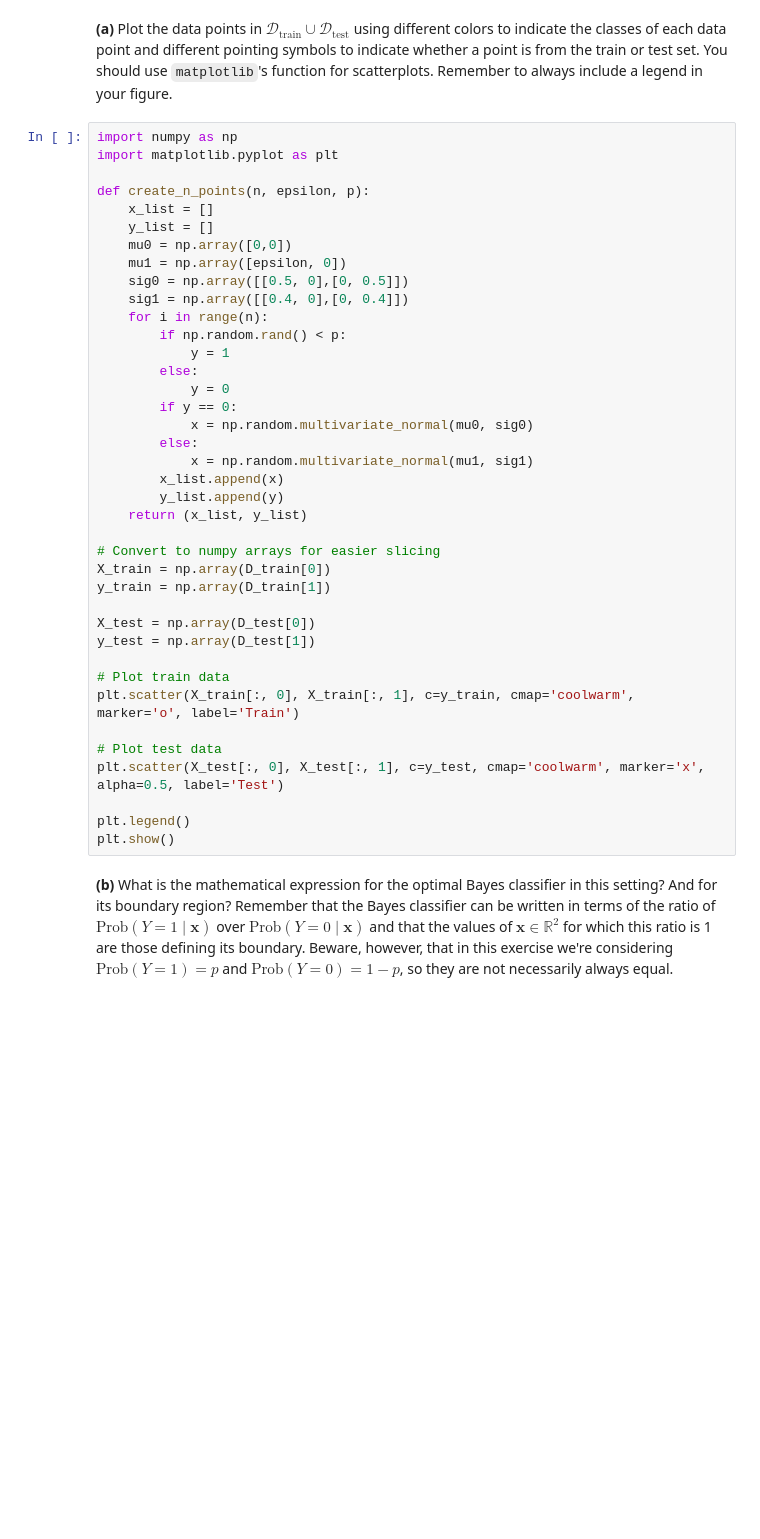
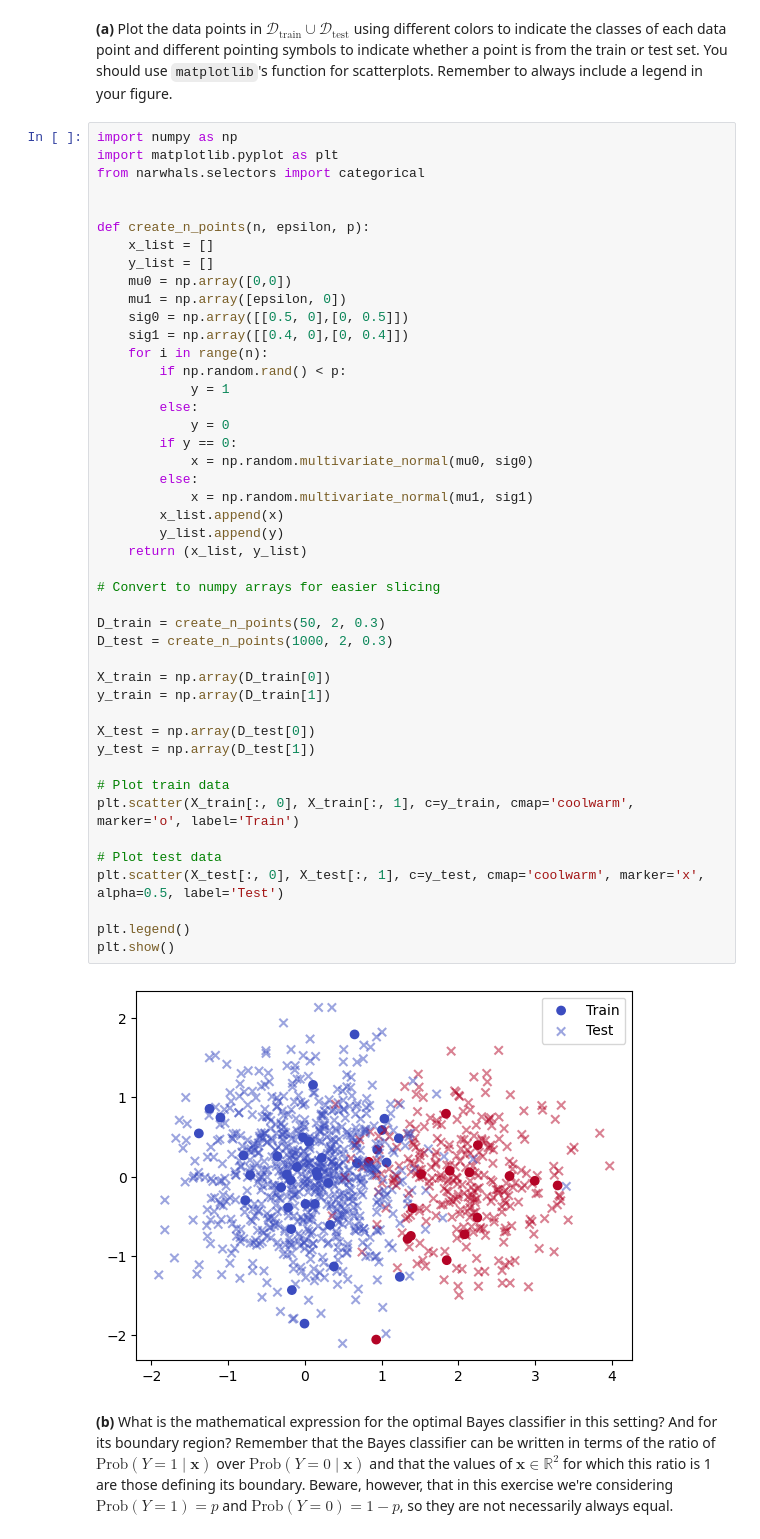
Before and after one commit to AlexGouret/ISLA, a Jupyter notebook: TP3.ipynb, the cells around one changed output. Cells and saved outputs as stored; diff of their text form; blank space fills up the shorter version.

```diff
--- a/TP3.ipynb
+++ b/TP3.ipynb
@@ -66,6 +66,8 @@ $$
 # %%
 import numpy as np
 import matplotlib.pyplot as plt
+from narwhals.selectors import categorical
+
 
 def create_n_points(n, epsilon, p):
     x_list = []
@@ -75,32 +77,38 @@ def create_n_points(n, epsilon, p):
     sig0 = np.array([[0.5, 0],[0, 0.5]])
     sig1 = np.array([[0.4, 0],[0, 0.4]])
     for i in range(n):
         if np.random.rand() < p:
             y = 1
         else:
             y = 0
         if y == 0:
             x = np.random.multivariate_normal(mu0, sig0)
         else:
             x = np.random.multivariate_normal(mu1, sig1)
         x_list.append(x)
         y_list.append(y)
     return (x_list, y_list)
 
 # Convert to numpy arrays for easier slicing
+
+D_train = create_n_points(50, 2, 0.3)
+D_test = create_n_points(1000, 2, 0.3)
+
 X_train = np.array(D_train[0])
 y_train = np.array(D_train[1])
 
 X_test = np.array(D_test[0])
 y_test = np.array(D_test[1])
 
 # Plot train data
 plt.scatter(X_train[:, 0], X_train[:, 1], c=y_train, cmap='coolwarm', marker='o', label='Train')
 
 # Plot test data
 plt.scatter(X_test[:, 0], X_test[:, 1], c=y_test, cmap='coolwarm', marker='x', alpha=0.5, label='Test')
 
 plt.legend()
 plt.show()
+# %% [output]
+[figure, added]
 # %% [markdown]
 **(b)** What is the mathematical expression for the optimal Bayes classifier in this setting? And for its boundary region? Remember that the Bayes classifier can be written in terms of the ratio of $\text{Prob}(Y = 1 \mid \mathbf{x})$ over $\text{Prob}(Y = 0 \mid \mathbf{x})$ and that the values of $\mathbf{x} \in \mathbb{R}^2$ for which this ratio is 1 are those defining its boundary. Beware, however, that in this exercise we're considering $\text{Prob}(Y = 1) = p$ and $\text{Prob}(Y = 0) = 1-p$, so they are not necessarily always equal.
```
Also changed, not shown: parts of 11 cells of this notebook, 2 other files.
